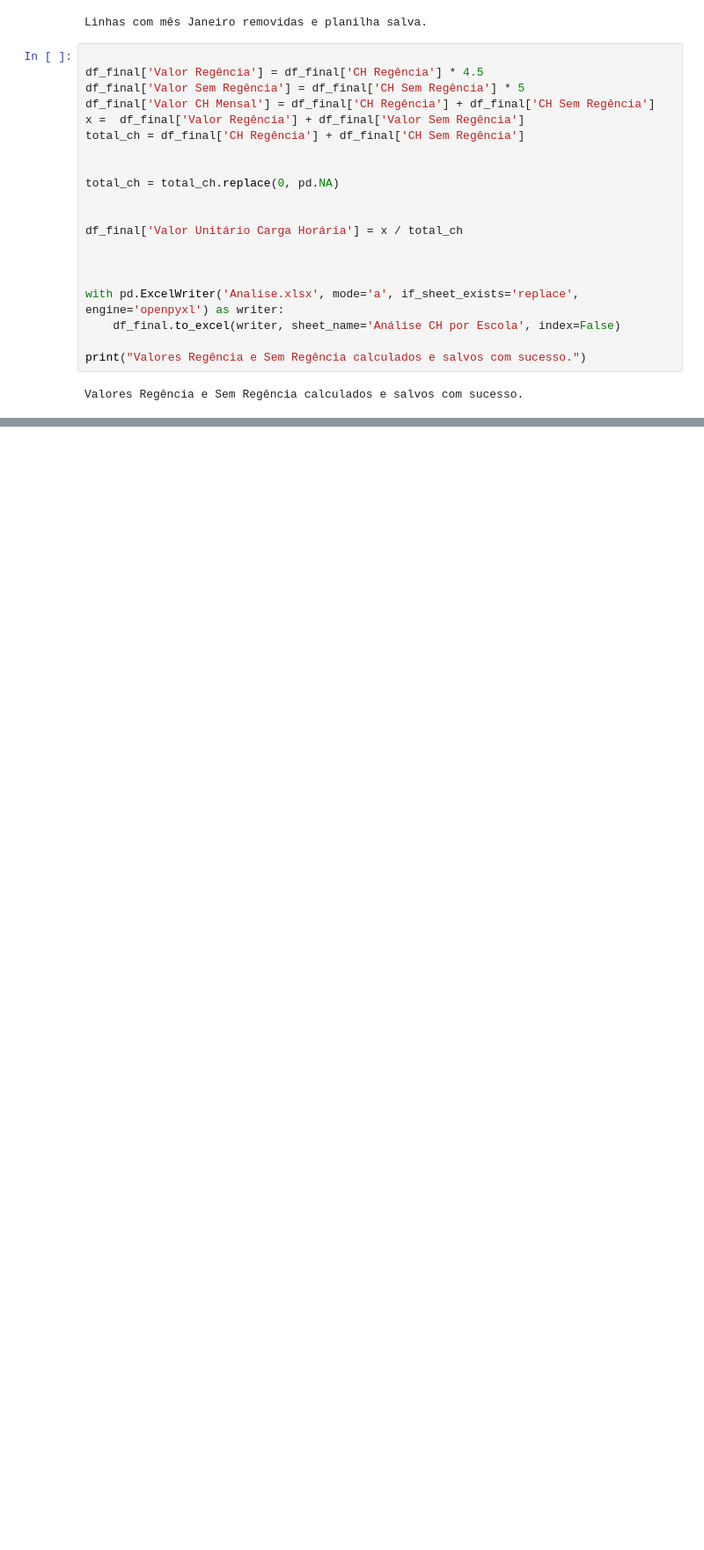
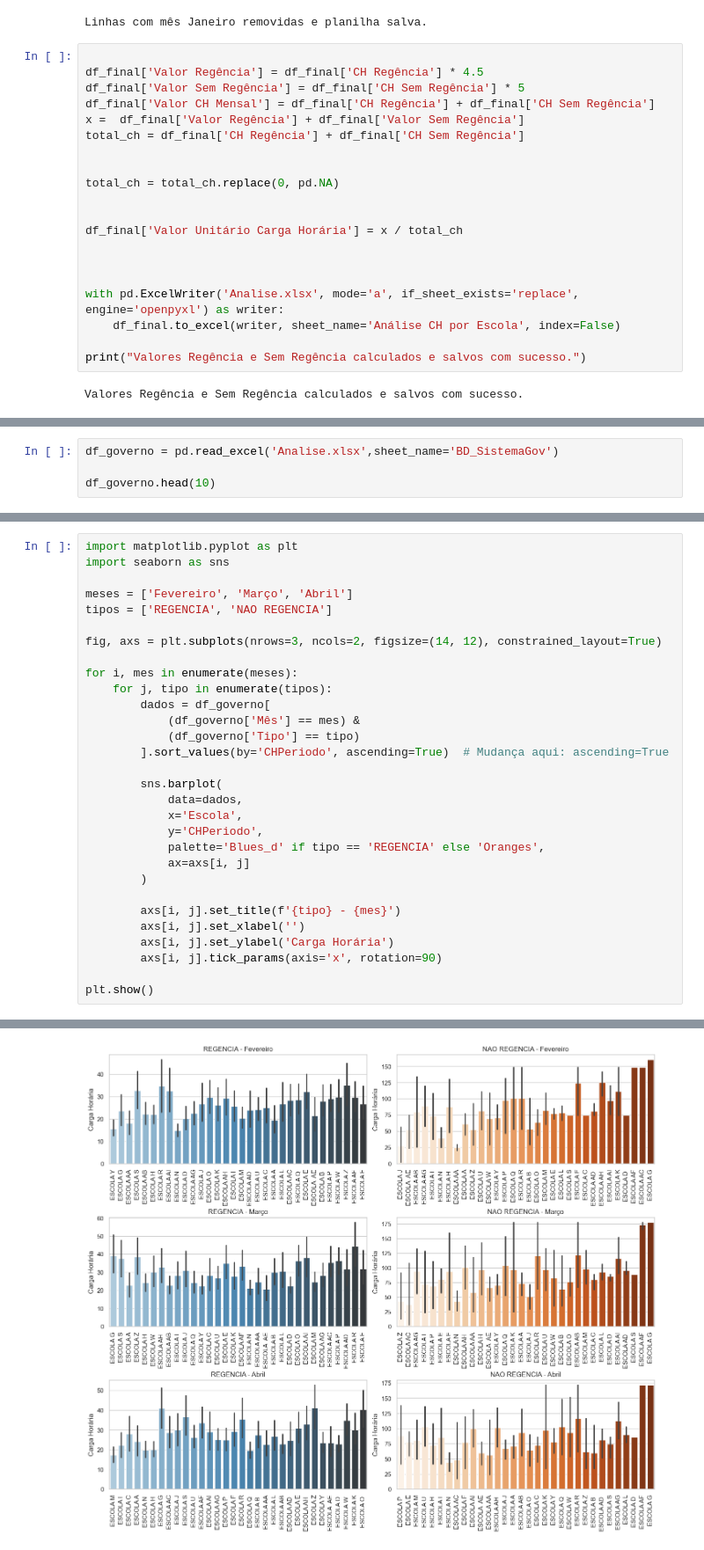
Before and after one commit to Emmanuel-Sampaio/Analise-Educacional, a Jupyter notebook: Untitled.ipynb, the cells around one changed output, grey strips where cells are left out. Shown at 88% size. Saved outputs shown, nothing was run; the diff lists cells and outputs as text; blank space fills up the shorter version.

```diff
--- a/Untitled.ipynb
+++ b/Untitled.ipynb
@@ -133,0 +153,4 @@ print(df_verifica_filt[['Escola', 'Mês','Valor Unitário Carga Horária' ,'CH R
+# %%
+df_governo = pd.read_excel('Analise.xlsx',sheet_name='BD_SistemaGov')
+
+df_governo.head(10)
@@ -133,0 +169,31 @@ print(df_verifica_filt[['Escola', 'Mês','Valor Unitário Carga Horária' ,'CH R
+# %%
+import matplotlib.pyplot as plt
+import seaborn as sns
+
+meses = ['Fevereiro', 'Março', 'Abril']
+tipos = ['REGENCIA', 'NAO REGENCIA']
+
+fig, axs = plt.subplots(nrows=3, ncols=2, figsize=(14, 12), constrained_layout=True)
+
+for i, mes in enumerate(meses):
+    for j, tipo in enumerate(tipos):
+        dados = df_governo[
+            (df_governo['Mês'] == mes) &
+            (df_governo['Tipo'] == tipo)
+        ].sort_values(by='CHPeriodo', ascending=True)  # Mudança aqui: ascending=True
+
+        sns.barplot(
+            data=dados,
+            x='Escola',
+            y='CHPeriodo',
+            palette='Blues_d' if tipo == 'REGENCIA' else 'Oranges',
+            ax=axs[i, j]
+        )
+
+        axs[i, j].set_title(f'{tipo} - {mes}')
+        axs[i, j].set_xlabel('')
+        axs[i, j].set_ylabel('Carga Horária')
+        axs[i, j].tick_params(axis='x', rotation=90)
+
+plt.show()
+# %% [output]
@@ -133,0 +217 @@ print(df_verifica_filt[['Escola', 'Mês','Valor Unitário Carga Horária' ,'CH R
+[figure, added]
```
Also changed, not shown: parts of 10 cells of this notebook, 1 other file.
